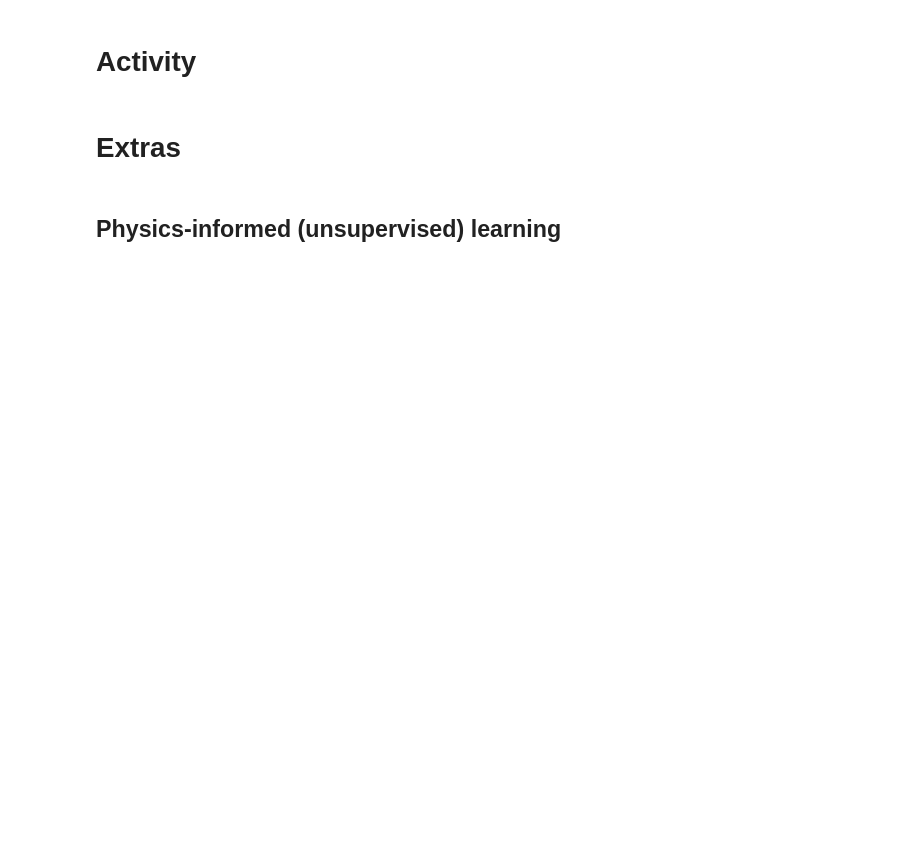
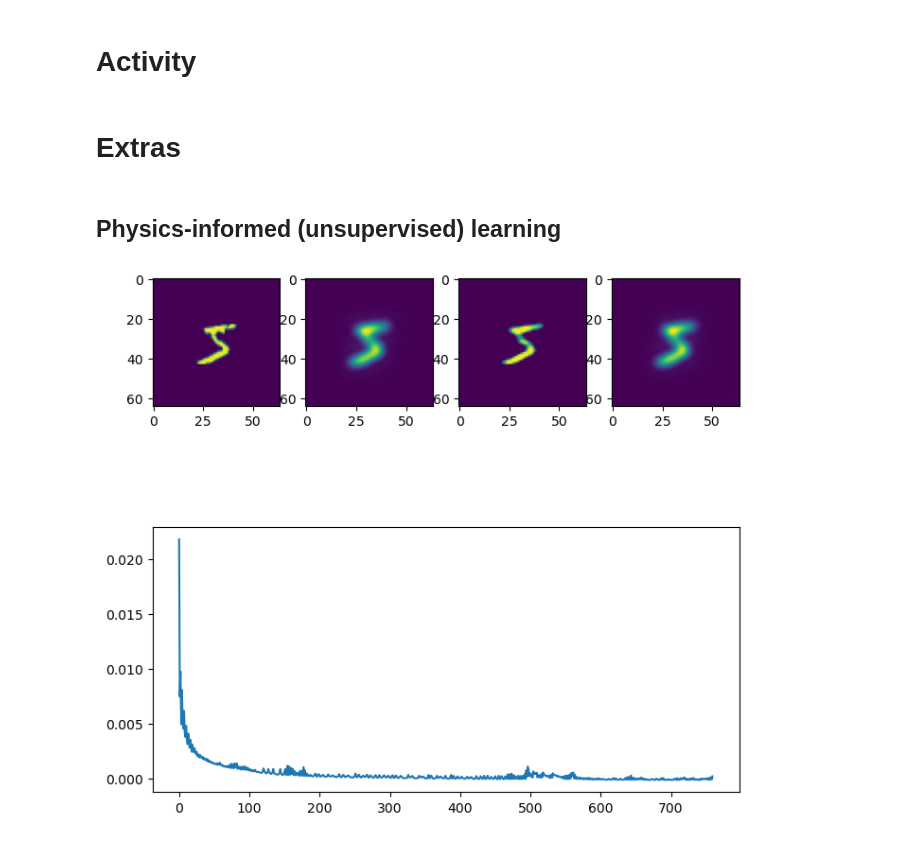
Before and after one commit to wilsonjwcsu/SPIE_MLImageRestoration, a Jupyter notebook: deblur_demo.ipynb, the cells around one changed output. Saved outputs shown, nothing was run; the diff lists cells and outputs as text; code cells hidden in the pictures; blank space fills up the shorter version.

Commit message:
corrected problems with physics-informed demo, using gradient magnitude regularization

```diff
--- a/deblur_demo.ipynb
+++ b/deblur_demo.ipynb
@@ -142,6 +142,11 @@ class UNet( nn.Module ):
         skip4 = torch.cat((featdown1, featup4),1) # 64x64
         out = self.outconv(skip4) # 64x64
 
+        # clamp output range to 0->1
+        # this is needed for the unsupervised demo later on.
+        # without it, the gradient loss term produces nonsensical results
+        out = torch.clamp(out,min=0,max=1)
+
         return out
 
 net = UNet().to(device)
@@ -237,10 +249,24 @@ class GradientMagnitude(nn.Module):
     def forward(self, x):
         # calculate summed magnitude of the gradients of an image
         grad_x = F.conv2d(x,self.sobel_x)
-        grad_y = F.conv2d(y,self.sobel_y)
+        grad_y = F.conv2d(x,self.sobel_y)
 
-        absgrad = -torch.abs(grad_x)**2 + torch.abs(grad_y)**2
+        absgrad = torch.abs(grad_x)**2 + torch.abs(grad_y)**2
         return torch.mean(absgrad)
+
+class LaplacianVariance(nn.Module):
+    # alternative loss function for sharpness
+    # rough draft only -- UNTESTED
+    def __init__(self,dev):
+        super().__init__()
+        self.kernel = torch.tensor([[0.25,0.5,0.25],[0.5,-3.,0.5],[0.25,0.5,0.25]]).unsqueeze(0).unsqueeze(0).to(dev)
+
+    def forward(self, x):
+        # calculate summed magnitude of the gradients of an image
+        L = F.conv2d(x,self.kernel)
+        v = torch.var(L)
+
+        return v
 # %%
 # unsupervised training
 # sometimes gets stuck producing blank output, may need to restart a few times
@@ -249,7 +275,7 @@ net = UNet().to(device)
 
 # results are extremely sensitive to lr and lambda_gradmag
 lr = 0.001
-lambda_gradmag = 0.00001
+lambda_gradmag = 0.001
 
 optimizer = torch.optim.Adam(net.parameters(), lr=lr)
 #scheduler = torch.optim.lr_scheduler.ReduceLROnPlateau(optimizer,'min',patience=10,cooldown=10)
@@ -259,44 +285,47 @@ forwardModel.OTF = forwardModel.OTF.to(device)
 
 loss_train_vec = []
 
+ind = 0
 x = dataset_train[ind][0].to(device)
 y = forwardModel(x)
 
 # training loop
-n_epochs = 5000
+n_epochs = 1000
 for epoch in range(1,n_epochs):
     xhat = net(y.unsqueeze(0))
 
     # pass output through imaging system
     yhat = forwardModel(xhat)
 
 
     # compare recovered image with measurement
-    loss = loss_fn(yhat,y) + lambda_gradmag*loss_fn_gradmag(xhat)
+    loss = loss_fn(yhat,y) - lambda_gradmag*loss_fn_gradmag(xhat)
     #loss = loss_fn(yhat,y)
 
     optimizer.zero_grad()
 
     loss.backward()
     optimizer.step()
     #scheduler.step(loss)
 
     loss_train_vec += [loss.item()]
 
     # plot training/validation loss curves
     clear_output(wait=True)
     plt.figure(figsize=[8,8])
     plt.subplot(241)
     plt.imshow(x.cpu().squeeze())
     plt.subplot(242)
     plt.imshow(y.cpu().squeeze())
     plt.subplot(243)
     plt.imshow(xhat.detach().cpu().squeeze())
     plt.subplot(244)
     plt.imshow(yhat.detach().cpu().squeeze())
     plt.subplot(212)
     plt.plot(loss_train_vec)
     plt.show()
+# %% [output]
+[figure, added]
 # %%
 ind = randint(0,(len(dataset_train)-1))
 
```
Also changed, not shown: parts of 2 cells of this notebook.
